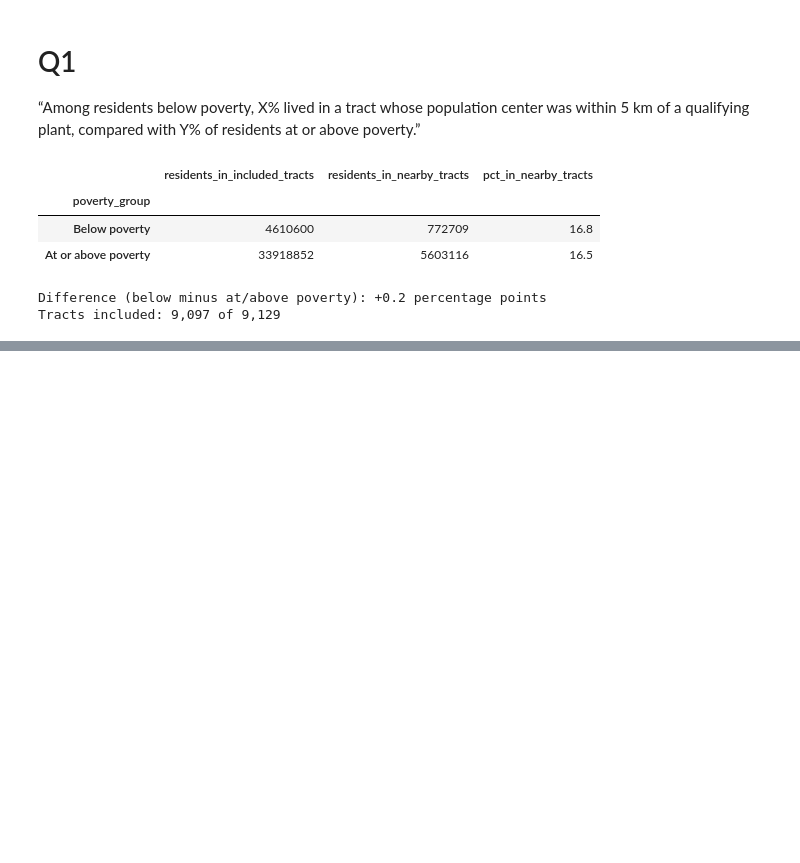
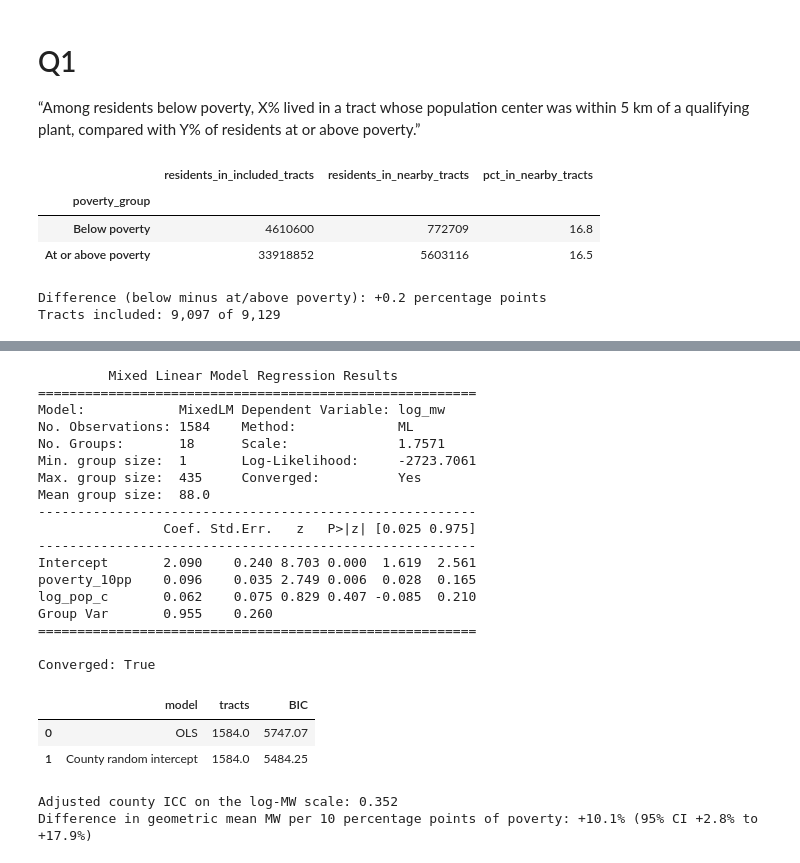
Before and after one commit to pstajvidi/self-generation-analysis, a Jupyter notebook: DataCleaning.ipynb, the cells around one changed output, grey strips where cells are left out. Drawn from its saved outputs; the diff is of its cells as text; code cells hidden in the pictures; blank space fills up the shorter version.

```diff
--- a/DataCleaning.ipynb
+++ b/DataCleaning.ipynb
@@ -586,0 +662,62 @@ Tracts included: 9,097 of 9,129
+# %%
+predictors = "poverty_10pp + log_pop_c"
+
+# For a small multistate study, allow each state its own baseline.
+# With California alone, there is no state effect to estimate.
+if positive["state"].nunique() > 1:
+    predictors += " + C(state)"
+
+amount_formula = f"log_mw ~ {predictors}"
+
+amount_ols = smf.ols(amount_formula, data=positive).fit()
+
+amount_mixed = smf.mixedlm(
+    amount_formula,
+    data=positive,
+    groups=positive["county_fips"],
+    re_formula="1",
+).fit(reml=False, method="powell", disp=False)
+
+print(amount_mixed.summary())
+print("Converged:", amount_mixed.converged)
+
+display(pd.DataFrame({
+    "model": ["OLS", "County random intercept"],
+    "tracts": [amount_ols.nobs, amount_mixed.nobs],
+    "BIC": [amount_ols.bic, amount_mixed.bic],
+}).round(2))
+
+county_var = amount_mixed.cov_re.iloc[0, 0]
+residual_var = amount_mixed.scale
+print(f"Adjusted county ICC on the log-MW scale: "
+      f"{county_var / (county_var + residual_var):.3f}")
+
+beta = amount_mixed.params["poverty_10pp"]
+lo, hi = amount_mixed.conf_int().loc["poverty_10pp"]
+print(f"Difference in geometric mean MW per 10 percentage points of poverty: "
+      f"{100 * np.expm1(beta):+.1f}% "
+      f"(95% CI {100 * np.expm1(lo):+.1f}% to {100 * np.expm1(hi):+.1f}%)")
+# %% [output]
+         Mixed Linear Model Regression Results
+========================================================
+Model:            MixedLM Dependent Variable: log_mw
+No. Observations: 1584    Method:             ML
+No. Groups:       18      Scale:              1.7571
+Min. group size:  1       Log-Likelihood:     -2723.7061
+Max. group size:  435     Converged:          Yes
+Mean group size:  88.0
+--------------------------------------------------------
+                Coef. Std.Err.   z   P>|z| [0.025 0.975]
+--------------------------------------------------------
+Intercept       2.090    0.240 8.703 0.000  1.619  2.561
+poverty_10pp    0.096    0.035 2.749 0.006  0.028  0.165
+log_pop_c       0.062    0.075 0.829 0.407 -0.085  0.210
+Group Var       0.955    0.260
+========================================================
+
+Converged: True
+|  | model | tracts | BIC |
+| 0 | OLS | 1584.0 | 5747.07 |
+| 1 | County random intercept | 1584.0 | 5484.25 |
+Adjusted county ICC on the log-MW scale: 0.352
+Difference in geometric mean MW per 10 percentage points of poverty: +10.1% (95% CI +2.8% to +17.9%)
```
Also changed, not shown: parts of 5 cells of this notebook.
